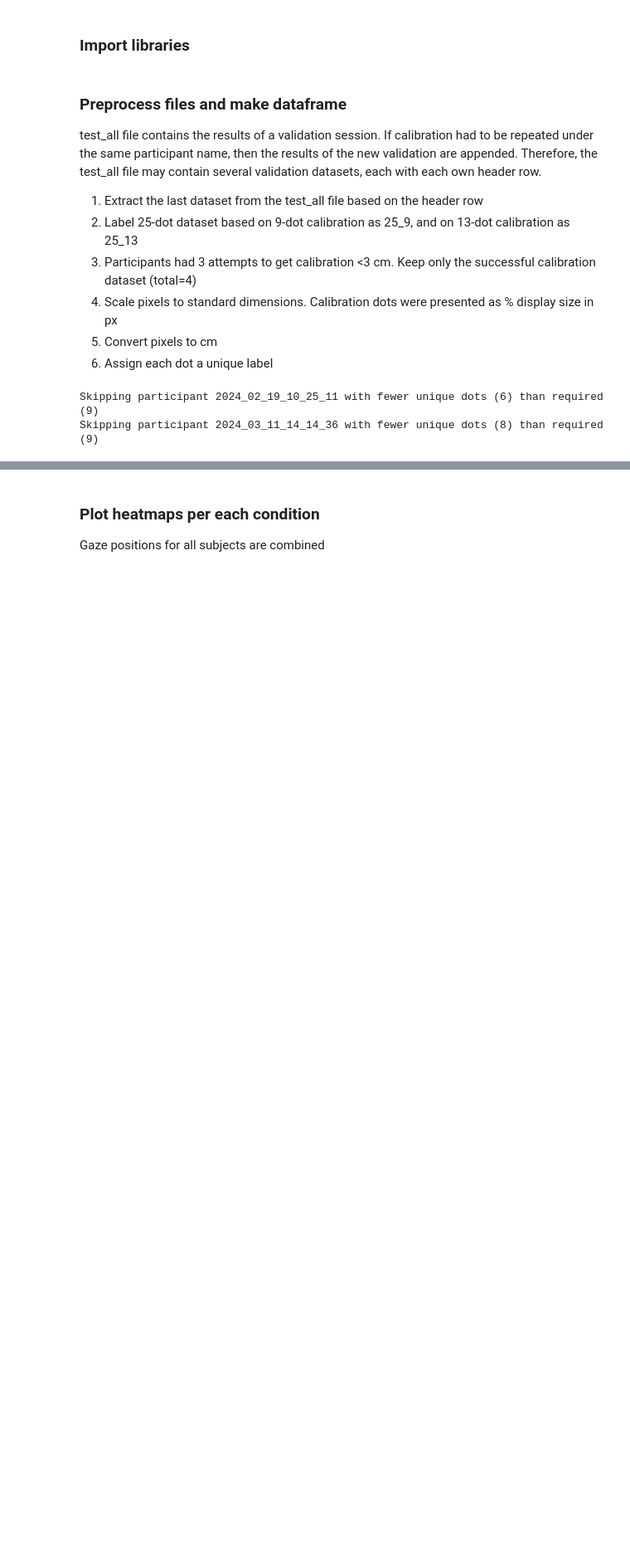
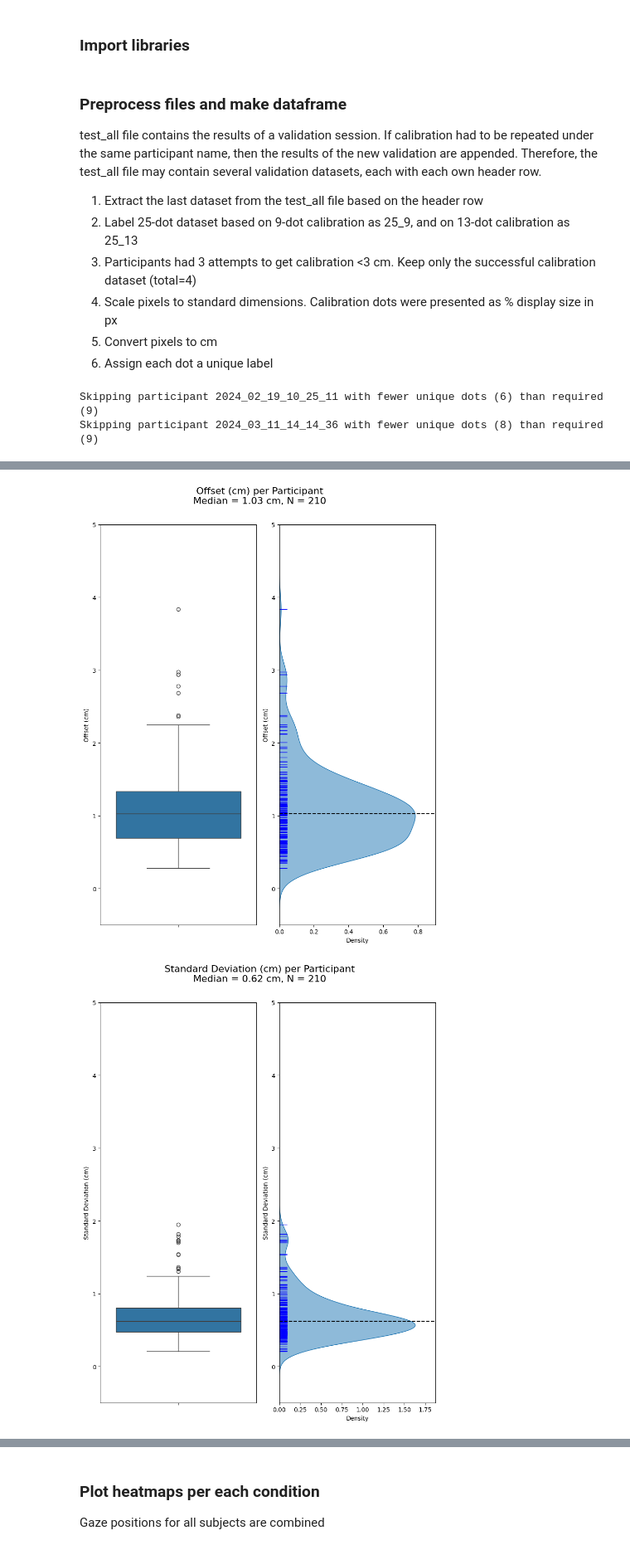
Before and after one commit to artembelopolsky/DeepEye_analyze, a Jupyter notebook: deepeye_analyze_VBLDress1_calibration.ipynb, the cells around one changed output, grey strips where cells are left out. Shown at 83% size. Drawn from its saved outputs; the diff is of its cells as text; code cells hidden in the pictures; blank space fills up the shorter version.

Commit message:
added plotting for each dot

```diff
--- a/deepeye_analyze_VBLDress1_calibration.ipynb
+++ b/deepeye_analyze_VBLDress1_calibration.ipynb
@@ -45,7 +45,8 @@ test_all file contains the results of a validation session. If calibration had t
 6. Assign each dot a unique label
 # %%
 # Path to data folders
-path_to_folders = 'D:/Dropbox/DeepEye_Pilots/VBL_Exp1/data/approved/data'
+# path_to_folders = 'D:/Dropbox/DeepEye_Pilots/VBL_Exp1/data/approved/data'
+path_to_folders = 'C:/Users/aby600/Dropbox/DeepEye_Pilots/VBL_Exp1/data/approved/data'
 
 # Get all folder names
 folder_names = os.listdir(path_to_folders)
@@ -336,3 +337,67 @@ summary_df_all = pd.concat(summary_df_all)
+# %%
+def plot_offset_SD_per_participant(measurement, name=''):
+    fig, axes = plt.subplots(1, 2, figsize=(8.5, 11))
+
+    median_value = measurement.median()
+
+    # KDE Plot with individual data points (rug plot)
+    sns.kdeplot(y=measurement, ax=axes[1], fill=True, alpha=0.5)
+    sns.rugplot(y=measurement, ax=axes[1], height=0.05, color="b")
+    axes[1].axhline(median_value, color='k', linestyle='--', linewidth=1.5, label=f'Median: {median_value:.2f}')
+
+    # Boxplot
+    sns.boxplot(y=measurement, ax=axes[0])
+
+    # Set consistent y-axis limits and labels
+    for ax in axes:
+        ax.set_ylim(-0.5, 5)
+        ax.set_ylabel(name)
+
+    fig.suptitle(f'{name} per Participant\nMedian = {median_value:.2f} cm, N = {all_df.subj_nr.nunique()}', fontsize=16)
+    fig.tight_layout()
+    fig.subplots_adjust(top=0.9)
+
+    # Uncomment the line below to save the plot
+    # fig.savefig(f'{name}_summary.jpg', dpi=1000)
+
+# Prepare summary data across subjects
+summary_data = []
+
+# Calculate metrics for each subject and unique dot
+for _, group in all_df.groupby(['subj_nr', 'unique_dot']):
+    # Compute median gaze for each unique dot
+    median_x = group['user_pred_px_x_scaled'].median()
+    median_y = group['user_pred_px_y_scaled'].median()
+
+    # Compute Euclidean distances
+    gaze_coords = group[['user_pred_px_x_scaled', 'user_pred_px_y_scaled']].to_numpy()
+    median_coords = np.array([median_x, median_y])
+
+    # Distance from gaze samples to median gaze (precision)
+    group['eucl_dist_gaze_to_median_px'] = np.linalg.norm(gaze_coords - median_coords, axis=1)
+    group['eucl_dist_gaze_to_median_cm'] = group['eucl_dist_gaze_to_median_px'] * all_df['scale_cm_in_px'].iloc[0]
+
+    # Offset from median gaze to ground truth (accuracy)
+    ground_truth_coords = group[['x_scaled', 'y_scaled']].to_numpy()
+    group['offset_px'] = np.linalg.norm(median_coords - ground_truth_coords, axis=1)
+    group['offset_cm'] = group['offset_px'] * all_df['scale_cm_in_px'].iloc[0]
+
+    summary_data.append(group)
+
+# Combine data across all subjects and calculate mean precision (SD) and accuracy (offset)
+summary_df = pd.concat(summary_data)
+agg_SD = summary_df.groupby('subj_nr')['eucl_dist_gaze_to_median_cm'].mean().reset_index()
+agg_OFFSET = summary_df.groupby('subj_nr')['offset_cm'].mean().reset_index()
+
+# Plot offset and SD per subject
+plot_offset_SD_per_participant(agg_OFFSET['offset_cm'], name='Offset (cm)')
+plot_offset_SD_per_participant(agg_SD['eucl_dist_gaze_to_median_cm'], name='Standard Deviation (cm)')
+
+# Combine all data across conditions for final summary
+summary_df_all = pd.concat([summary_df])
+# %% [output]
+[figure, added]
+[figure, added]
 # %%
 # Participant descriptive statistics (gaze samples per participant)
 descr_stats = summary_df_all.groupby(['subj_nr', 'pp_id'])['unique_dot'].count().reset_index()
```
Also changed, not shown: parts of 6 cells of this notebook.
